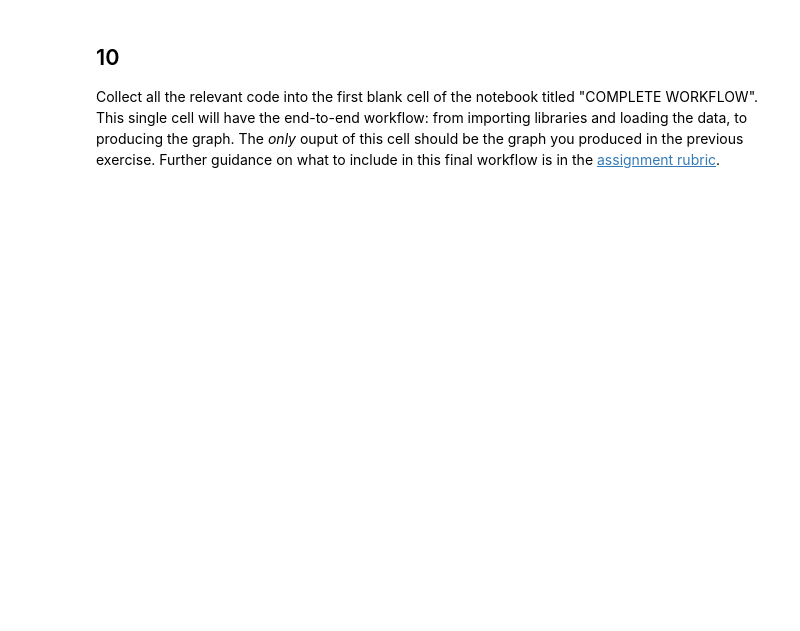
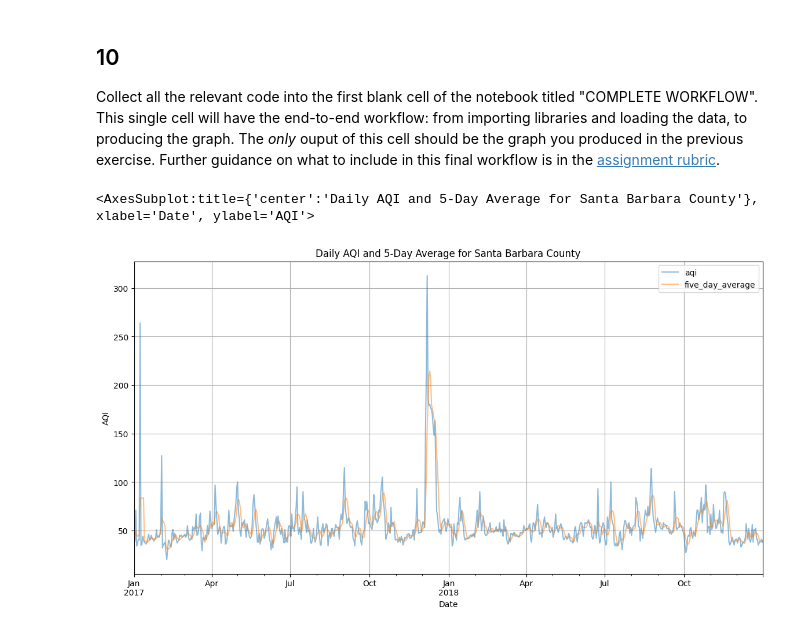
Before and after one commit to Aoverbye/eds220-hwk2, a Jupyter notebook: hwk2-task3-aqi.ipynb, the cells around one changed output. Cells and saved outputs as stored; diff of their text form; code cells hidden in the pictures; blank space fills up the shorter version.

```diff
--- a/hwk2-task3-aqi.ipynb
+++ b/hwk2-task3-aqi.ipynb
@@ -244,3 +291,8 @@ Can you see the AQI going up during the Thomas Fire in December 2017?
 ## 10
 
 Collect all the relevant code into the first blank cell of the notebook titled "COMPLETE WORKFLOW". This single cell will have the end-to-end workflow: from importing libraries and loading the data, to producing the graph. The *only* ouput of this cell should be the graph you produced in the previous exercise. Further guidance on what to include in this final workflow is in the [assignment rubric](https://docs.google.com/document/d/1x0BoU6IH4cnOR1-n7i9CYQ9wUC37yDpYlQ4j6rCfcsU/edit?tab=t.0).
+# %%
+aqi_sb[['aqi', 'five_day_average']].plot(figsize=(14, 7), alpha=0.5, title='Daily AQI and 5-Day Average for Santa Barbara County', ylabel='AQI', xlabel='Date', grid=True)
+# %% [output]
+<AxesSubplot:title={'center':'Daily AQI and 5-Day Average for Santa Barbara County'}, xlabel='Date', ylabel='AQI'>
+[figure, added]
```
Also changed, not shown: parts of 8 cells of this notebook.
